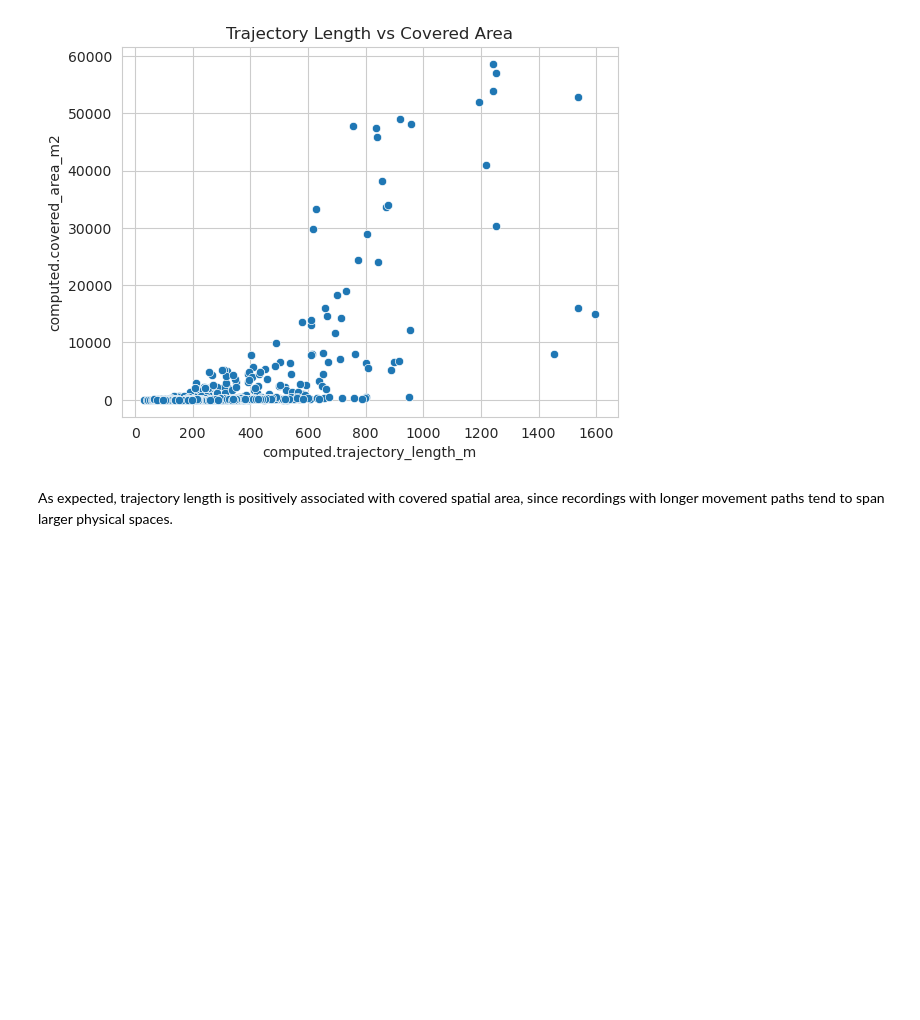
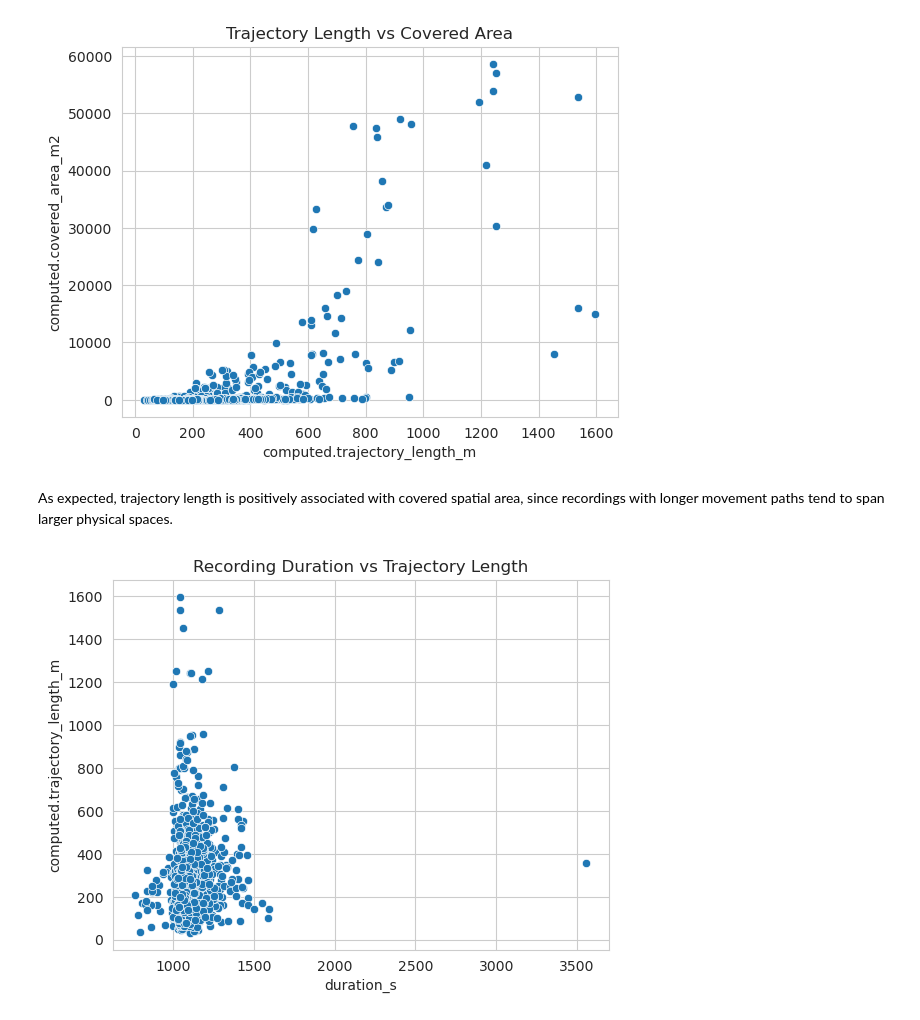
Before and after one commit to bartteeuwen/USD-Data-Science-Cloud-Computing-Class, a Jupyter notebook: REAL-Glass-Project/nymeria/Kamran-EDA.ipynb, the cells around one changed output. Drawn from its saved outputs; the diff is of its cells as text; code cells hidden in the pictures; blank space fills up the shorter version.

```diff
--- a/REAL-Glass-Project/nymeria/Kamran-EDA.ipynb
+++ b/REAL-Glass-Project/nymeria/Kamran-EDA.ipynb
@@ -73,5 +63,5 @@ FILES: ['Nymeria_download_urls-checkpoint.json']
 # %%
-metadata_path = "../data/REAL-Glass-Project/data/dataset_metadata.json"
+metadata_path = "../data/dataset_metadata.json"
 
 with open(metadata_path, "r") as f:
     metadata = json.load(f)
@@ -309,3 +299,14 @@ plt.show()
 [figure]
 # %% [markdown]
 As expected, trajectory length is positively associated with covered spatial area, since recordings with longer movement paths tend to span larger physical spaces.
+# %%
+sns.scatterplot(
+    x="duration_s",
+    y="computed.trajectory_length_m",
+    data=df_meta
+)
+
+plt.title("Recording Duration vs Trajectory Length")
+plt.show()
+# %% [output]
+[figure, added]
```
Also changed, not shown: parts of 17 cells of this notebook, 3 other files.
